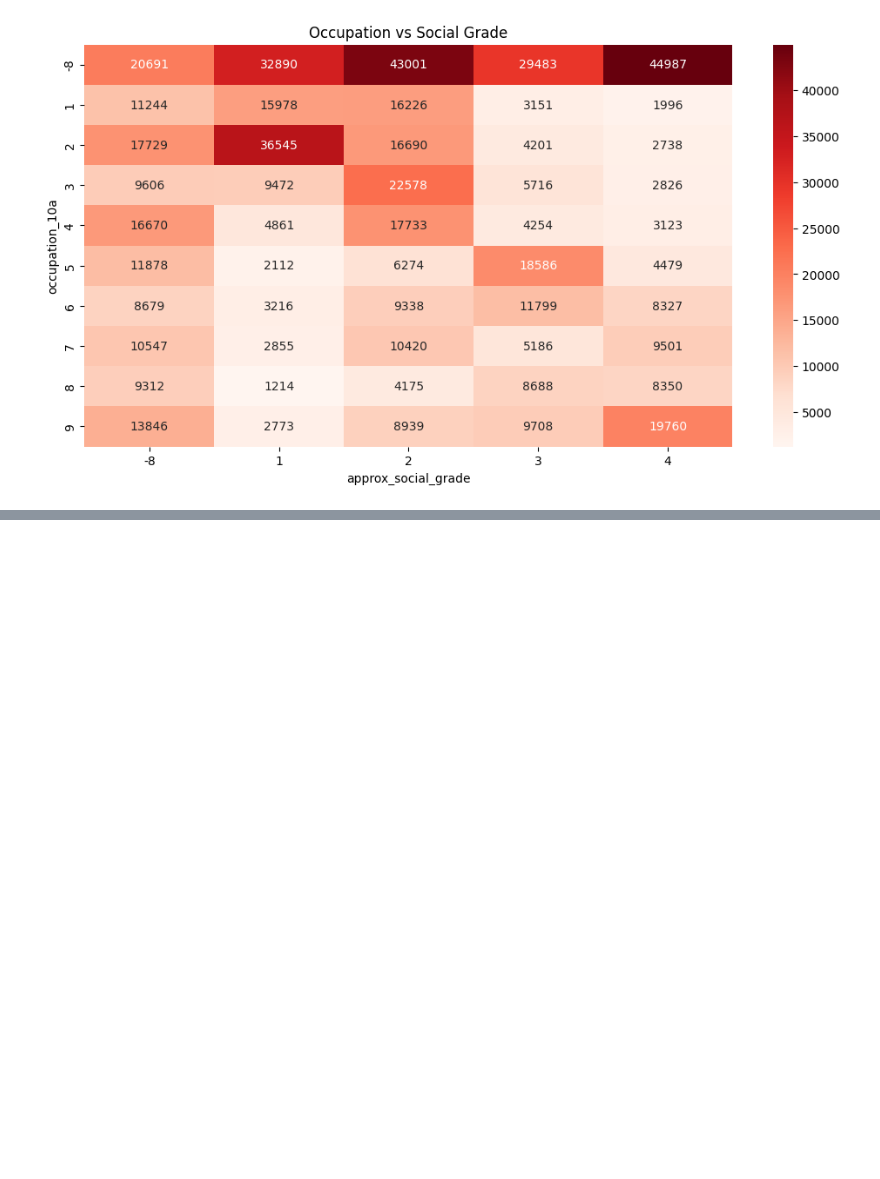
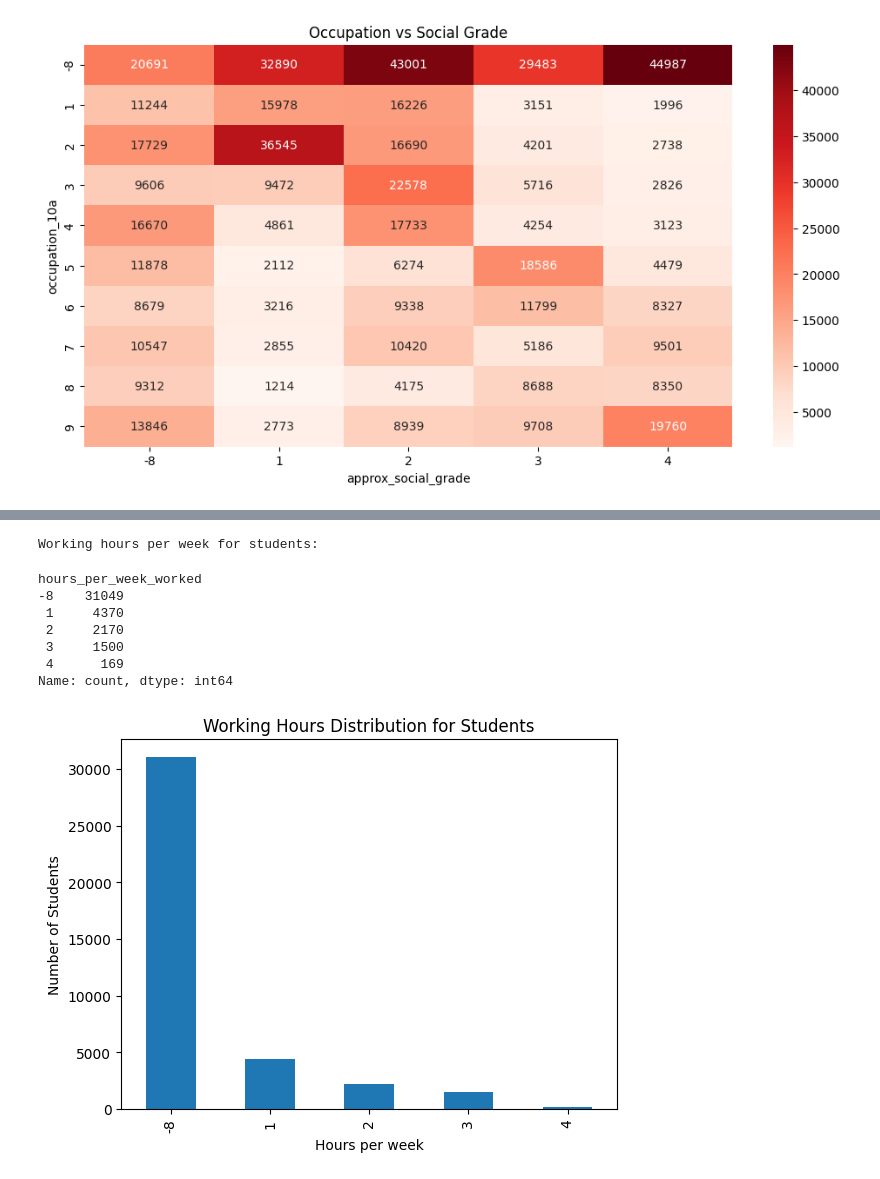
Before and after one commit to het106/Python-p2, a Jupyter notebook: notebooks/census2021.ipynb, the cells around one changed output, grey strips where cells are left out. Drawn from its saved outputs; the diff is of its cells as text; code cells hidden in the pictures; blank space fills up the shorter version.

```diff
--- a/notebooks/census2021.ipynb
+++ b/notebooks/census2021.ipynb
@@ -112,0 +163,24 @@ plt.show()
+# %%
+# 3. Working hours for students
+# Codes 4 and 6 in Economic Activity
+students = df[df['economic_activity_status_10m'].isin([4,6])]   # Codes 4,6 are for students
+student_hours = students['hours_per_week_worked'].value_counts().sort_index()
+
+print("\nWorking hours per week for students:")
+display(student_hours)
+
+# Plot
+student_hours.plot(kind = 'bar', title = 'Working Hours Distribution for Students')
+plt.xlabel('Hours per week')
+plt.ylabel('Number of Students')
+plt.show()
+# %% [output]
+Working hours per week for students:
+hours_per_week_worked
+-8    31049
+ 1     4370
+ 2     2170
+ 3     1500
+ 4      169
+Name: count, dtype: int64
+[figure, added]
```
Also changed, not shown: parts of 3 cells of this notebook.
